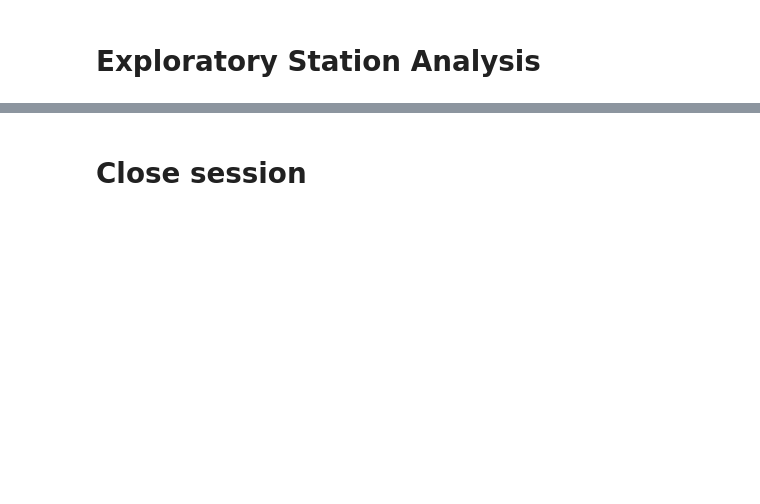
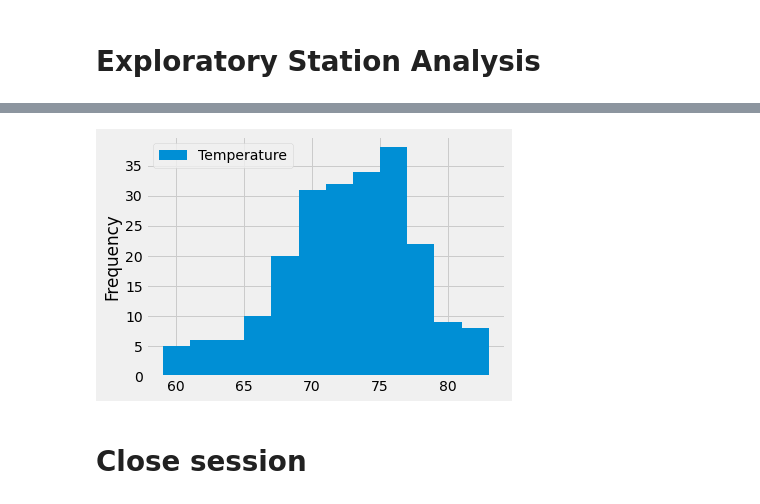
Before and after one commit to willserene/SQLAlchemy_Challenge, a Jupyter notebook: climate_starter.ipynb, the cells around one changed output, grey strips where cells are left out. Saved outputs shown, nothing was run; the diff lists cells and outputs as text; code cells hidden in the pictures; blank space fills up the shorter version.

```diff
--- a/climate_starter.ipynb
+++ b/climate_starter.ipynb
@@ -166,3 +173,10 @@ precip_df.head()
 # %%
 # Using the most active station id
+
 # Query the last 12 months of temperature observation data for this station and plot the results as a histogram
+
+station_data = session.query(Measurement.date, Measurement.tobs).\
+    filter(Measurement.date >= '2016-8-23').\
+    filter(Measurement.station == 'USC00519281').all()
+
+station_data
@@ -168,0 +201,3 @@ precip_df.head()
+# %%
+station_data_df = pd.DataFrame(station_data, columns = ['Station', 'Temperature'])
+station_data_df
@@ -169,3 +218,10 @@ precip_df.head()
+# %%
+station_data_df.plot.hist(bins = 12)
+plt.tight_layout()
+plt.savefig("station_hist.png")
+plt.show()
+# %% [output]
+[figure, added]
 # %% [markdown]
 # Close session
 # %%
```
Also changed, not shown: parts of 11 cells of this notebook, 2 other files.
